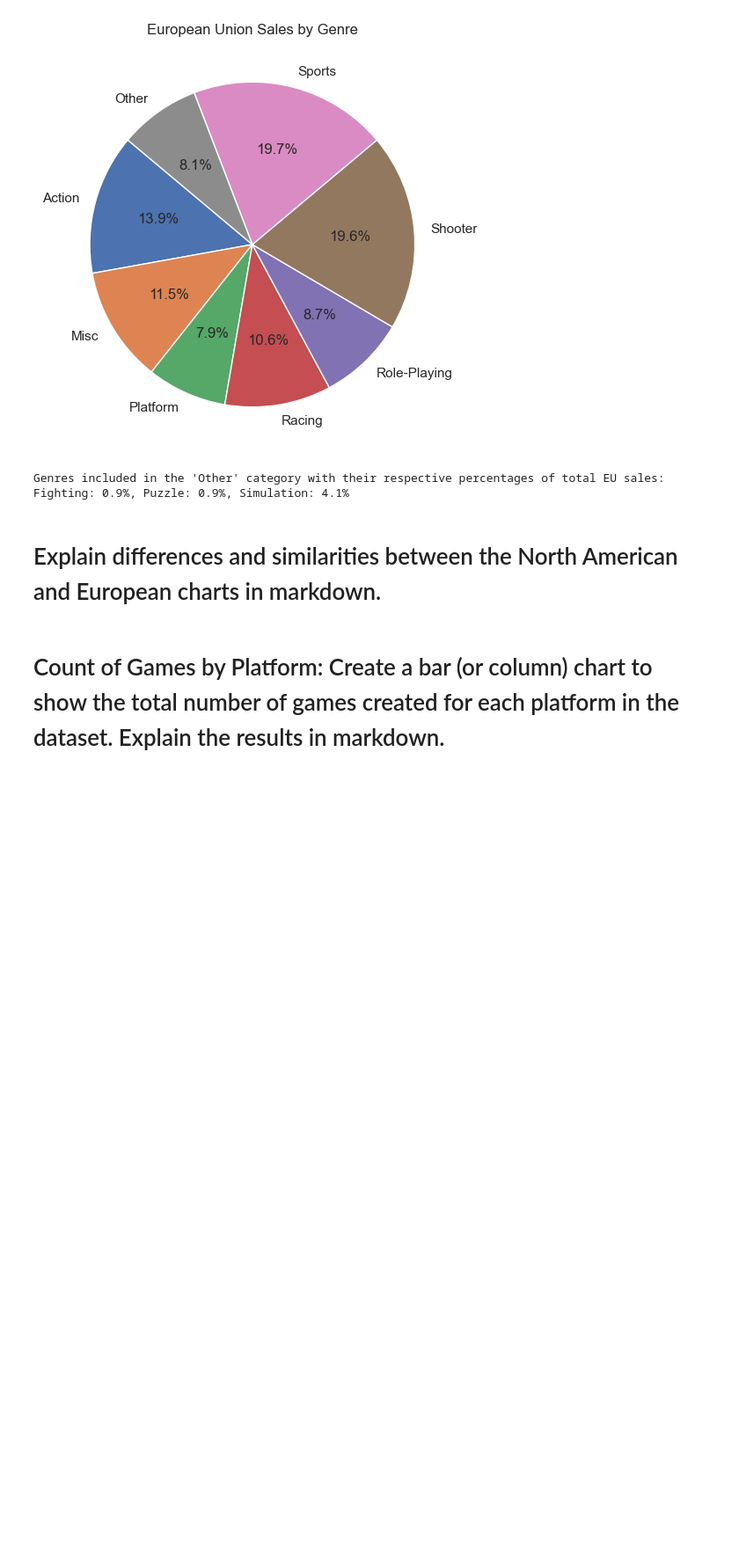
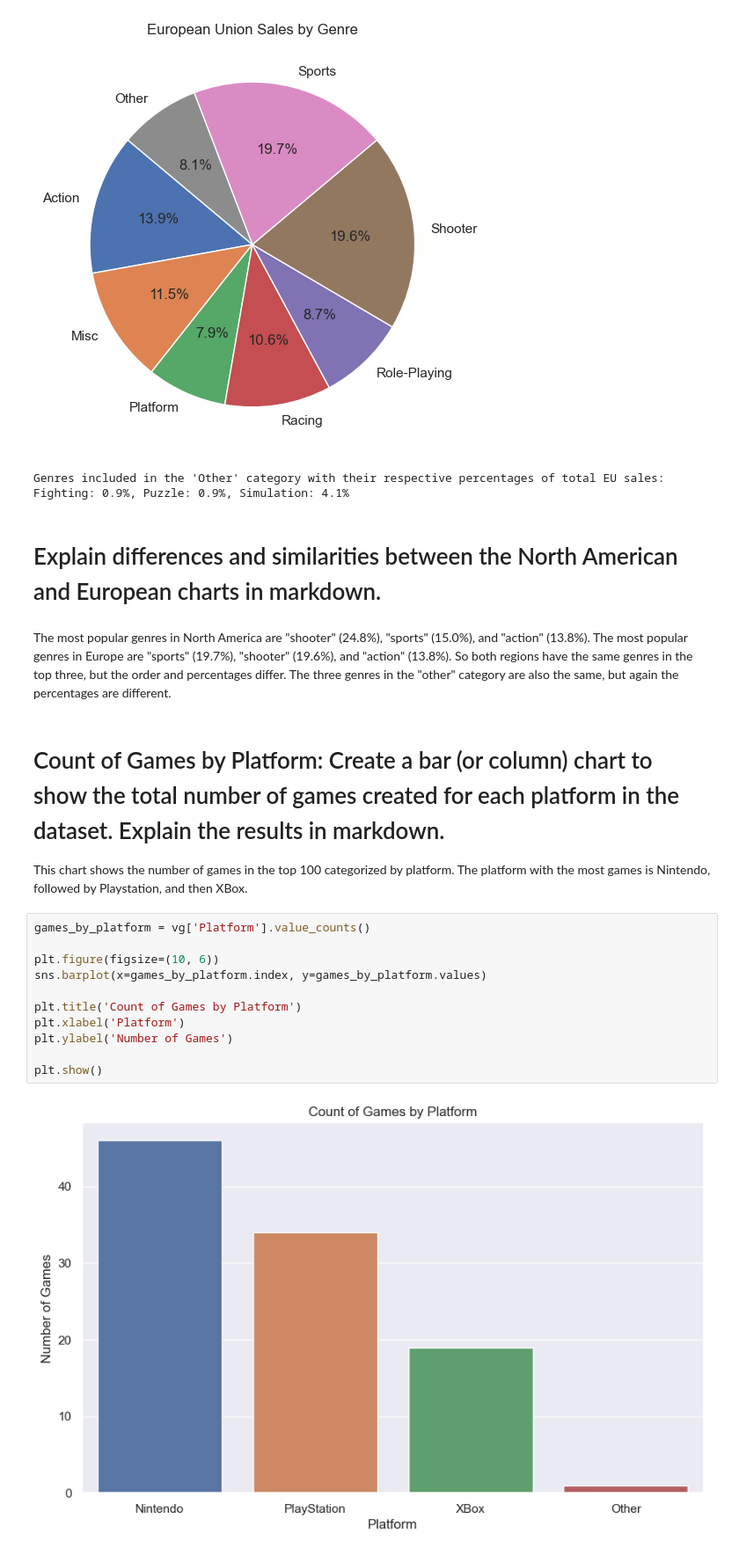
Before and after one commit to nseitler/video-game-sales, a Jupyter notebook: VideoGameDataViz.ipynb, the cells around one changed output. Shown at 88% size. Saved outputs shown, nothing was run; the diff lists cells and outputs as text; blank space fills up the shorter version.

```diff
--- a/VideoGameDataViz.ipynb
+++ b/VideoGameDataViz.ipynb
@@ -108,5 +120,22 @@ print(f"Genres included in the 'Other' category with their respective percentage
 Genres included in the 'Other' category with their respective percentages of total EU sales: Fighting: 0.9%, Puzzle: 0.9%, Simulation: 4.1%
 # %% [markdown]
 # Explain differences and similarities between the North American and European charts in markdown.
+# %% [markdown]
+The most popular genres in North America are "shooter" (24.8%), "sports" (15.0%), and "action" (13.8%). The most popular genres in Europe are "sports" (19.7%), "shooter" (19.6%), and "action" (13.8%). So both regions have the same genres in the top three, but the order and percentages differ. The three genres in the "other" category are also the same, but again the percentages are different.
 # %% [markdown]
 # Count of Games by Platform: Create a bar (or column) chart to show the total number of games created for each platform in the dataset. Explain the results in markdown.
+
+This chart shows the number of games in the top 100 categorized by platform. The platform with the most games is Nintendo, followed by Playstation, and then XBox.
+# %%
+games_by_platform = vg['Platform'].value_counts()
+
+plt.figure(figsize=(10, 6))
+sns.barplot(x=games_by_platform.index, y=games_by_platform.values)
+
+plt.title('Count of Games by Platform')
+plt.xlabel('Platform')
+plt.ylabel('Number of Games')
+
+plt.show()
+# %% [output]
+[figure, added]
```
Also changed, not shown: parts of 6 cells of this notebook.
